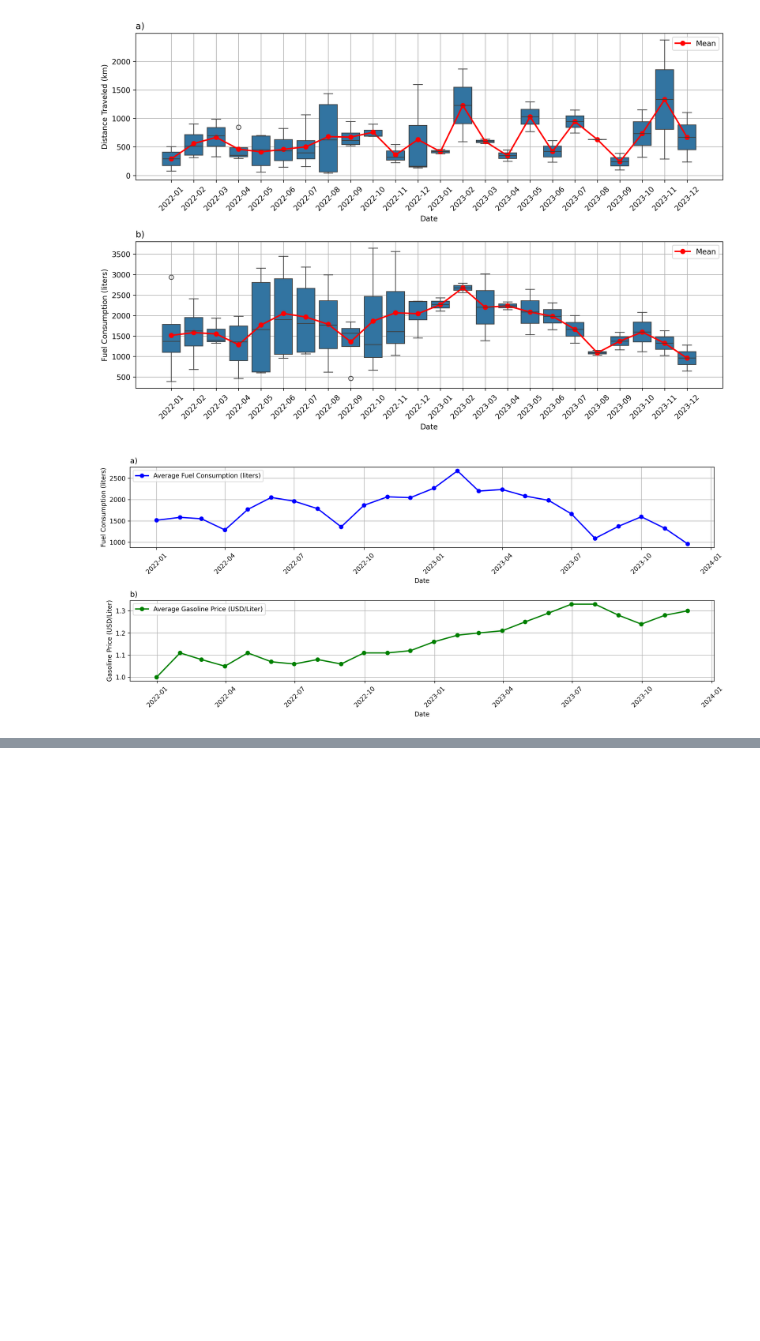
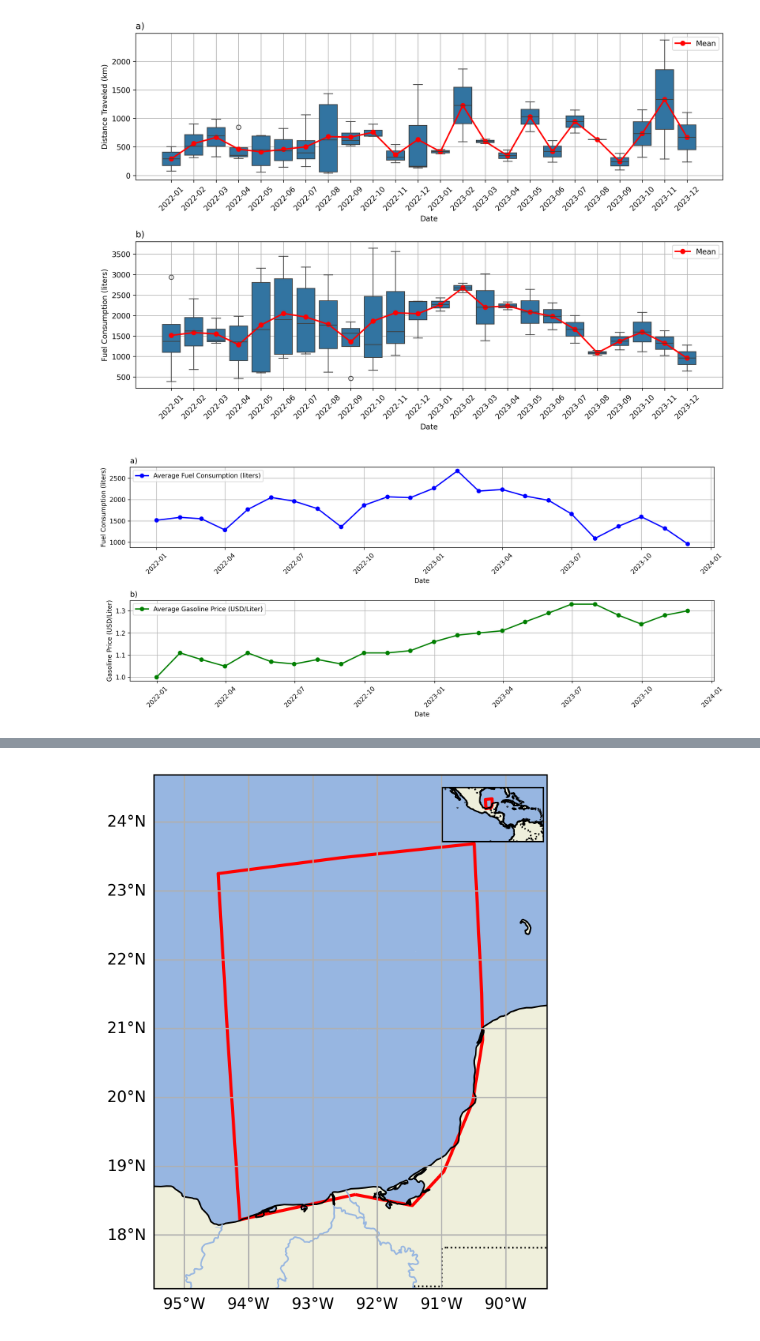
Before and after one commit to Marine-Data-Lab/Nemos_vms_analisys, a Jupyter notebook: analysis_notebook.ipynb, the cells around one changed output, grey strips where cells are left out. Saved outputs shown, nothing was run; the diff lists cells and outputs as text; code cells hidden in the pictures; blank space fills up the shorter version.

```diff
--- a/analysis_notebook.ipynb
+++ b/analysis_notebook.ipynb
@@ -508,0 +544,70 @@ plt.show()
+# %%
+import geopandas as gpd
+import matplotlib.pyplot as plt
+from shapely.geometry import Polygon
+import cartopy.crs as ccrs
+import cartopy.feature as cfeature
+from cartopy.mpl.ticker import LatitudeFormatter, LongitudeFormatter
+from cartopy.mpl.geoaxes import GeoAxes
+from mpl_toolkits.axes_grid1.inset_locator import inset_axes
+
+# Read the CSV file
+vertices_df = pd.read_csv('vms_vertices.csv')
+
+# Create a list of tuples (Longitude, Latitude) for the polygon vertices
+polygon_points = [(row['Longitud'], row['Latitud']) for index, row in vertices_df.iterrows()]
+
+# Create a Polygon object with the points
+study_area_polygon = Polygon(polygon_points)
+
+# Create a GeoDataFrame with the polygon
+gdf = gpd.GeoDataFrame(index=[0], crs="EPSG:4326", geometry=[study_area_polygon])
+
+# Create the main map
+fig, ax = plt.subplots(figsize=(8, 6), subplot_kw={'projection': ccrs.PlateCarree()}, dpi=300)
+
+# Add features to the map
+ax.add_feature(cfeature.LAND)
+ax.add_feature(cfeature.OCEAN)
+ax.add_feature(cfeature.COASTLINE)
+ax.add_feature(cfeature.BORDERS, linestyle=':')
+ax.add_feature(cfeature.LAKES, alpha=0.5)
+ax.add_feature(cfeature.RIVERS)
+
+# Add the study area polygon
+gdf.plot(ax=ax, facecolor='none', edgecolor='red', linewidth=2)
+
+# Set the map extent based on the polygon bounds
+minx, miny, maxx, maxy = gdf.total_bounds
+ax.set_extent([minx - 1, maxx + 1, miny - 1, maxy + 1], crs=ccrs.PlateCarree())
+
+# Add gridlines and labels
+gl = ax.gridlines(draw_labels=True, dms=True, x_inline=False, y_inline=False)
+gl.top_labels = False
+gl.right_labels = False
+ax.xaxis.set_major_formatter(LongitudeFormatter())
+ax.yaxis.set_major_formatter(LatitudeFormatter())
+
+# Add title
+#plt.title('Study Area Location Map')
+
+# Create the inset map for macrolocation in the top right corner, 10% larger
+ax_inset = inset_axes(ax, width="80%", height="70%", loc='upper right',
+                      bbox_to_anchor=(0.69, 0.73, 0.32, 0.32), bbox_transform=ax.transAxes,
+                      axes_class=GeoAxes, axes_kwargs=dict(map_projection=ccrs.PlateCarree()))
+
+
+# Add features to the inset map
+ax_inset.add_feature(cfeature.LAND)
+ax_inset.add_feature(cfeature.OCEAN)
+ax_inset.add_feature(cfeature.COASTLINE)
+ax_inset.add_feature(cfeature.BORDERS, linestyle=':')
+ax_inset.set_extent([-120, -60, 0, 30], crs=ccrs.PlateCarree())  # Extent to cover the study area and more
+
+# Add the study area polygon to the inset map
+gdf.plot(ax=ax_inset, facecolor='none', edgecolor='red', linewidth=2)
+
+# Show the map
+plt.show()
+# %% [output]
+[figure, added]
```
Also changed, not shown: parts of 2 cells of this notebook, 2 other files.
